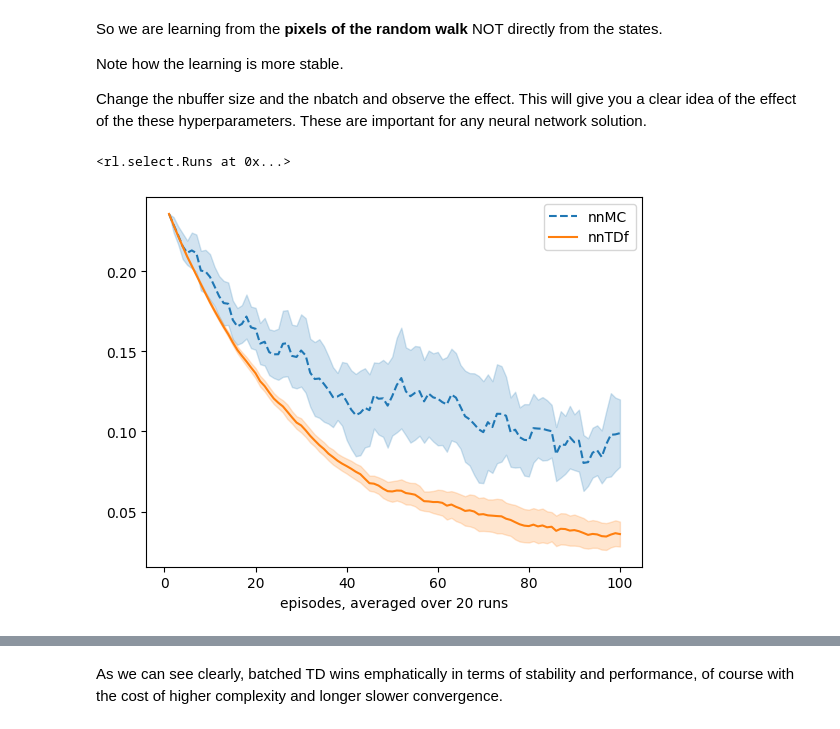
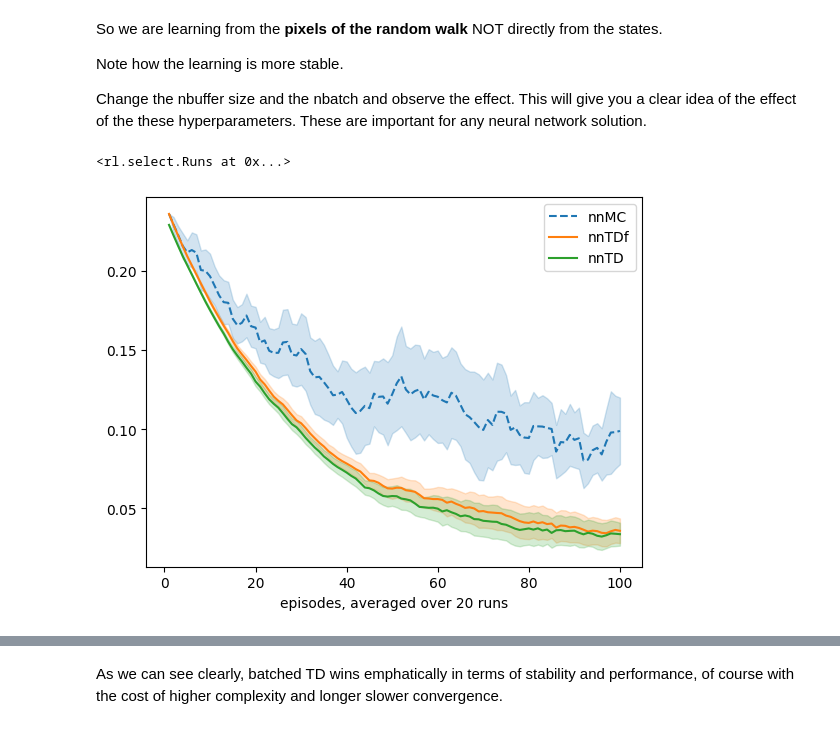
Before and after one commit to AltahhanAi/rl_rob, a Jupyter notebook: worksheet_5_1_.ipynb, the cells around one changed output, grey strips where cells are left out. Cells and saved outputs as stored; diff of their text form; code cells hidden in the pictures.

```diff
--- a/worksheet_5_1_.ipynb
+++ b/worksheet_5_1_.ipynb
@@ -117,7 +121,13 @@ class nnTDf(nnMRP):
         for t in range(self.t, -1, -1):
             s, _, rn, sn, done = self.buffer[t]
             Vs  = self.w(s)
-            Vn  = self.w(sn).detach()                        # semi gradient Vn must be detached
-            Vn = Vn * (1 - done.float())
-            self.w.fit(Vs, self.γ*Vn + rn)       # backprop handles multilayer learning
+            Vn  = self.w(sn).detach()                           # semi gradient Vn must be detached
+
+            print('Vs', Vs)
+            print('rn', rn.shape)
+            print(rn)
+            print('rn.unsqueezed 1', rn.unsqueeze(1))
+            print('rn.unsqueezed 0', rn.unsqueeze(0).shape)
+            (1 - done.float())
+            self.w.fit(Vs, self.γ*Vn + rn)   # backprop handles multilayer learning
 # %%
@@ -151,8 +175,11 @@ class nnTD(nnMRP):
     # ----------------------------- 🌖 online learning ------------------------------
     def online(self, s, rn,sn, done, *args):
         Vs  = self.w(s)
-        Vn  = self.w(sn).detach()                # detach ensures semi-gradient
-        Vn[done] = 0                             # = (1-done)*V(sn)
-
-        self.w.fit(Vs, self.γ*Vn + rn)           # backprop handels multi-layer learning
+        Vn  = self.w(sn).detach()                              # detach ensures semi-gradient
+        self.w.fit(Vs, (1-done.float())*self.γ * Vn  + rn.unsqueeze(1))     # backprop handels multi-layer learning
+        print('Vs', Vs)
+        print('rn', rn.shape)
+        print(rn)
+        print('rn.unsqueezed 1', rn.unsqueeze(1))
+        print('rn.unsqueezed 0', rn.unsqueeze(0).shape)
 # %%
@@ -348,12 +422,15 @@ Change the nbuffer size and the nbatch and observe the effect. This will give yo
 # %%
 Runs(algorithm=nnMC(env=vrandwalk(), α=.03, γ=1, trunk=[], nF=[], episodes=100, v0=.5,
                     model_summary=False), seed=10, plotE=True, runs=20).interact(label='nnMC',frmt='--')
 
 Runs(algorithm=nnTDf(env=vrandwalk(), α=.05, γ=1, trunk=[], nF=[], episodes=100, v0=.5,
                      model_summary=False), seed=10, plotE=True, runs=20).interact(label='nnTDf')
+
+Runs(algorithm=nnTD(env=vrandwalk(), α=.05, γ=1, trunk=[], nF=[], episodes=100, v0=.5,
+                     model_summary=False), seed=10, plotE=True, runs=20).interact(label='nnTD')
 # %% [output]
 <rl.select.Runs at 0x...>
-[figure, old version]
+[figure, new version]
 # %%
 env = irandwalk() # pixels env
 trunk = [(8, 4, 2), (4, 4, 4)]
```
Also changed, not shown: parts of 14 cells of this notebook, 3 other files.
